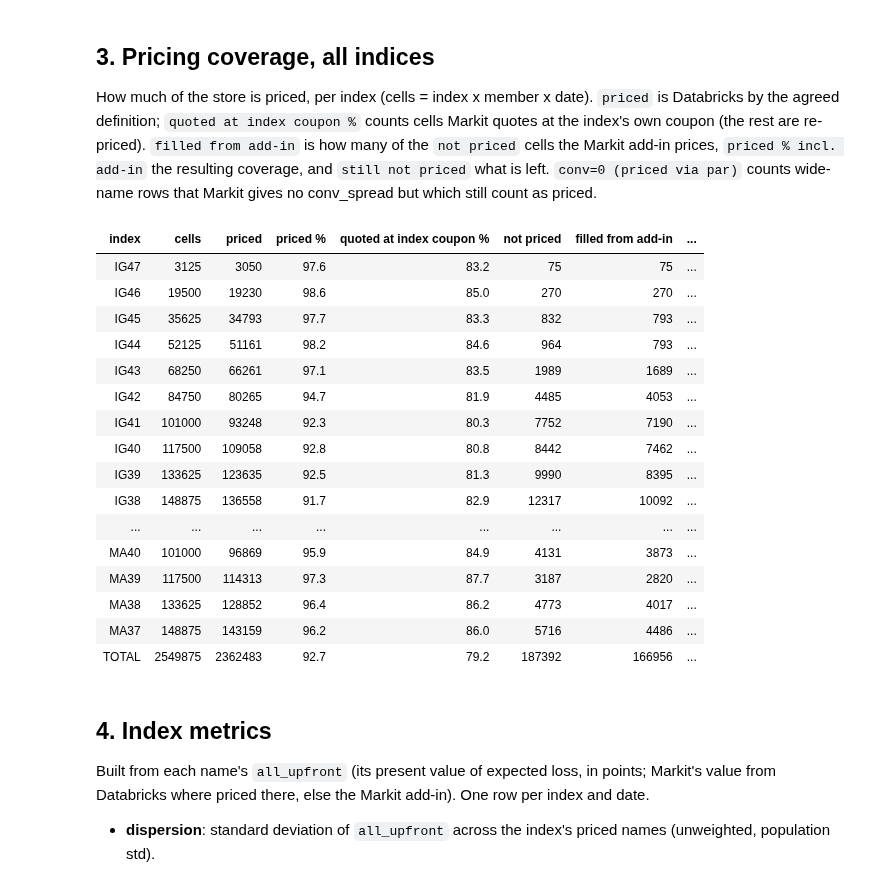
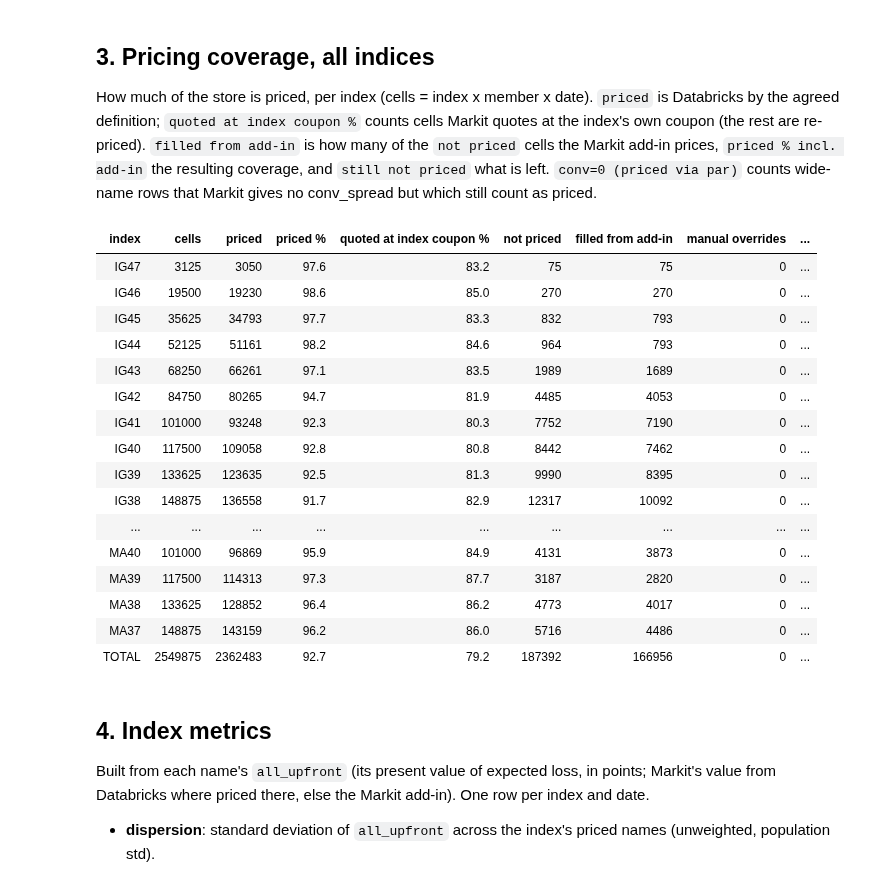
Before and after one commit to mmoorejmm17/tranche_single_name_moves, a Jupyter notebook: notebooks/index_spread_moves.ipynb, the cells around one changed output. Cells and saved outputs as stored; diff of their text form; code cells hidden in the pictures.

```diff
--- a/notebooks/index_spread_moves.ipynb
+++ b/notebooks/index_spread_moves.ipynb
@@ -130,25 +121,25 @@ median spread change 0.6 bp | median pct change 0.6%
 ## 3. Pricing coverage, all indices
 How much of the store is priced, per index (cells = index x member x date). `priced` is Databricks by the agreed definition; `quoted at index coupon %` counts cells Markit quotes at the index's own coupon (the rest are re-priced). `filled from add-in` is how many of the `not priced` cells the Markit add-in prices, `priced % incl. add-in` the resulting coverage, and `still not priced` what is left. `conv=0 (priced via par)` counts wide-name rows that Markit gives no conv_spread but which still count as priced.
 # %%
-show(cs.pricing_coverage(), numeric={'priced %': 1, 'quoted at index coupon %': 1, 'priced % incl. add-in': 1})
+show(cs.pricing_coverage(), numeric={'priced %': 1, 'quoted at index coupon %': 1, 'priced % incl. fills': 1})
 # %% [output]
-| index | cells | priced | priced % | quoted at index coupon % | not priced | filled from add-in | ... |
-| IG47 | 3125 | 3050 | 97.6 | 83.2 | 75 | 75 | ... |
-| IG46 | 19500 | 19230 | 98.6 | 85.0 | 270 | 270 | ... |
-| IG45 | 35625 | 34793 | 97.7 | 83.3 | 832 | 793 | ... |
-| IG44 | 52125 | 51161 | 98.2 | 84.6 | 964 | 793 | ... |
-| IG43 | 68250 | 66261 | 97.1 | 83.5 | 1989 | 1689 | ... |
-| IG42 | 84750 | 80265 | 94.7 | 81.9 | 4485 | 4053 | ... |
-| IG41 | 101000 | 93248 | 92.3 | 80.3 | 7752 | 7190 | ... |
-| IG40 | 117500 | 109058 | 92.8 | 80.8 | 8442 | 7462 | ... |
-| IG39 | 133625 | 123635 | 92.5 | 81.3 | 9990 | 8395 | ... |
-| IG38 | 148875 | 136558 | 91.7 | 82.9 | 12317 | 10092 | ... |
-| ... | ... | ... | ... | ... | ... | ... | ... |
-| MA40 | 101000 | 96869 | 95.9 | 84.9 | 4131 | 3873 | ... |
-| MA39 | 117500 | 114313 | 97.3 | 87.7 | 3187 | 2820 | ... |
-| MA38 | 133625 | 128852 | 96.4 | 86.2 | 4773 | 4017 | ... |
-| MA37 | 148875 | 143159 | 96.2 | 86.0 | 5716 | 4486 | ... |
-| TOTAL | 2549875 | 2362483 | 92.7 | 79.2 | 187392 | 166956 | ... |
+| index | cells | priced | priced % | quoted at index coupon % | not priced | filled from add-in | manual overrides | ... |
+| IG47 | 3125 | 3050 | 97.6 | 83.2 | 75 | 75 | 0 | ... |
+| IG46 | 19500 | 19230 | 98.6 | 85.0 | 270 | 270 | 0 | ... |
+| IG45 | 35625 | 34793 | 97.7 | 83.3 | 832 | 793 | 0 | ... |
+| IG44 | 52125 | 51161 | 98.2 | 84.6 | 964 | 793 | 0 | ... |
+| IG43 | 68250 | 66261 | 97.1 | 83.5 | 1989 | 1689 | 0 | ... |
+| IG42 | 84750 | 80265 | 94.7 | 81.9 | 4485 | 4053 | 0 | ... |
+| IG41 | 101000 | 93248 | 92.3 | 80.3 | 7752 | 7190 | 0 | ... |
+| IG40 | 117500 | 109058 | 92.8 | 80.8 | 8442 | 7462 | 0 | ... |
+| IG39 | 133625 | 123635 | 92.5 | 81.3 | 9990 | 8395 | 0 | ... |
+| IG38 | 148875 | 136558 | 91.7 | 82.9 | 12317 | 10092 | 0 | ... |
+| ... | ... | ... | ... | ... | ... | ... | ... | ... |
+| MA40 | 101000 | 96869 | 95.9 | 84.9 | 4131 | 3873 | 0 | ... |
+| MA39 | 117500 | 114313 | 97.3 | 87.7 | 3187 | 2820 | 0 | ... |
+| MA38 | 133625 | 128852 | 96.4 | 86.2 | 4773 | 4017 | 0 | ... |
+| MA37 | 148875 | 143159 | 96.2 | 86.0 | 5716 | 4486 | 0 | ... |
+| TOTAL | 2549875 | 2362483 | 92.7 | 79.2 | 187392 | 166956 | 0 | ... |
 # %% [markdown]
 ## 4. Index metrics
 Built from each name's `all_upfront` (its present value of expected loss, in points; Markit's value from Databricks where priced there, else the Markit add-in). One row per index and date.
```
Also changed, not shown: parts of 7 cells of this notebook, 23 other files.
